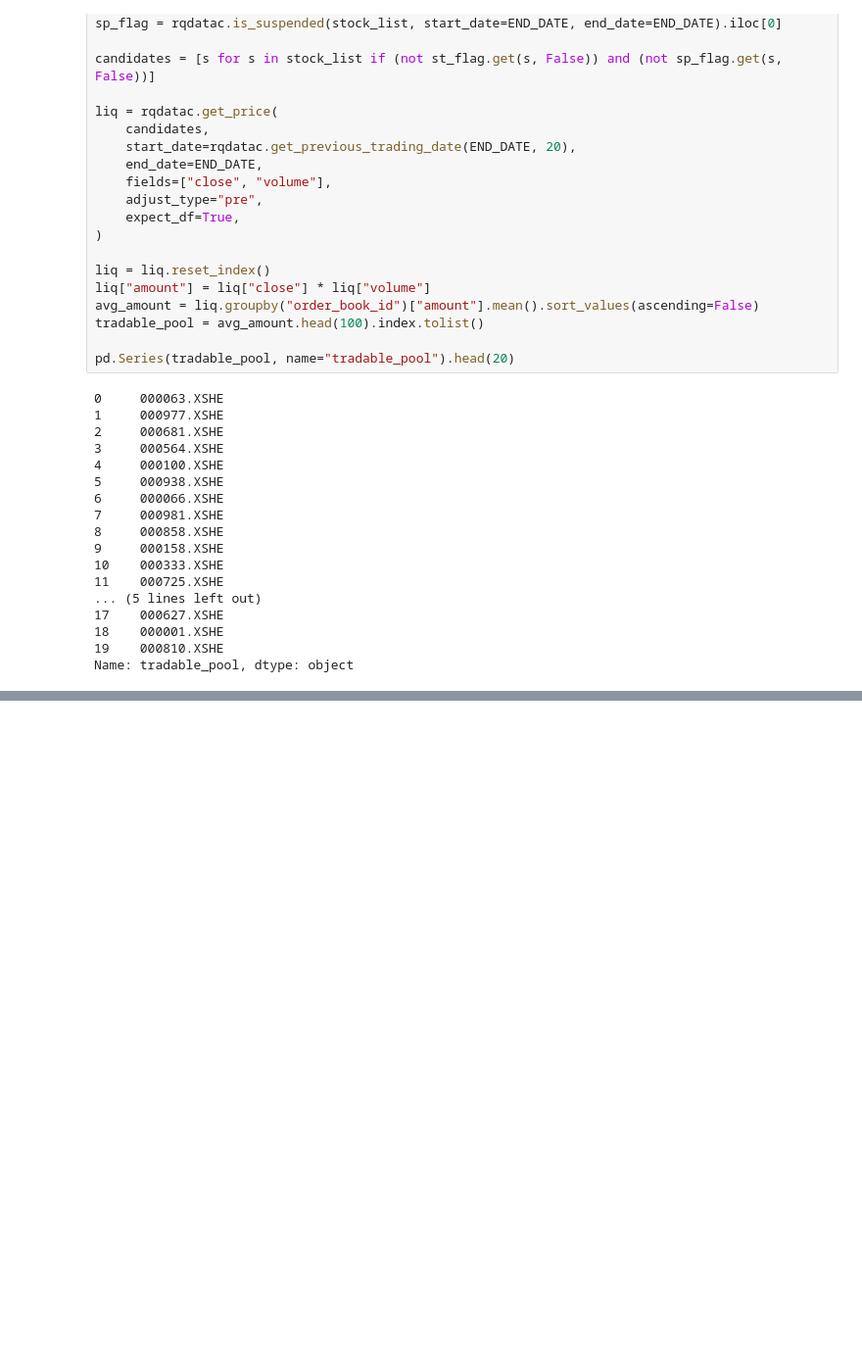
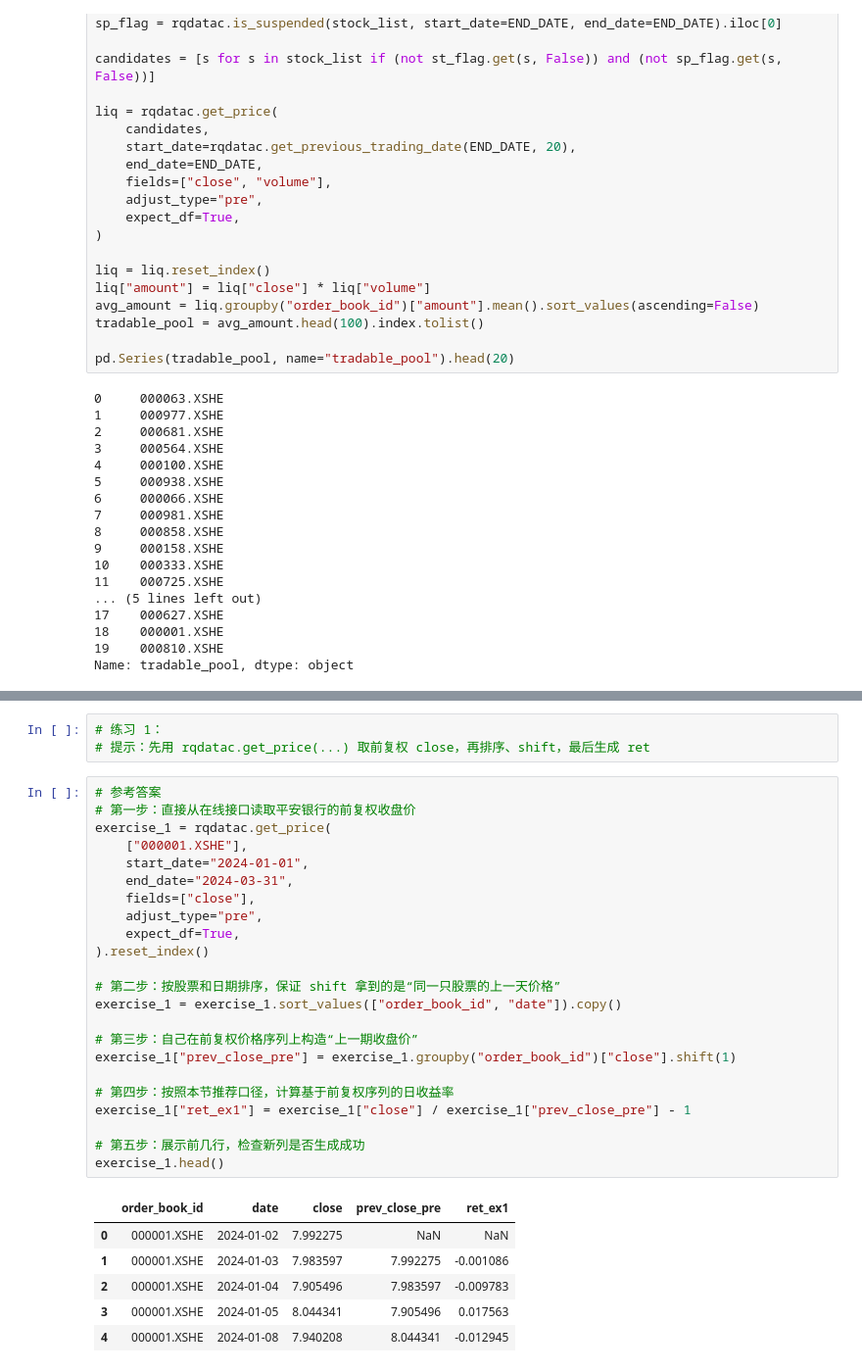
Before and after one commit to GoodNight0721/fec_workshop, a Jupyter notebook: quant_investing/compact_6lectures/C01_数据入口与资产池.ipynb, the cells around one changed output, grey strips where cells are left out. Shown at 98% size. Saved outputs shown, nothing was run; the diff lists cells and outputs as text; blank space fills up the shorter version.

```diff
--- a/quant_investing/compact_6lectures/C01_数据入口与资产池.ipynb
+++ b/quant_investing/compact_6lectures/C01_数据入口与资产池.ipynb
@@ -206,0 +341,33 @@ Name: tradable_pool, dtype: object
+# %%
+# 练习 1：
+# 提示：先用 rqdatac.get_price(...) 取前复权 close，再排序、shift，最后生成 ret
+# %%
+# 参考答案
+# 第一步：直接从在线接口读取平安银行的前复权收盘价
+exercise_1 = rqdatac.get_price(
+    ["000001.XSHE"],
+    start_date="2024-01-01",
+    end_date="2024-03-31",
+    fields=["close"],
+    adjust_type="pre",
+    expect_df=True,
+).reset_index()
+
+# 第二步：按股票和日期排序，保证 shift 拿到的是“同一只股票的上一天价格”
+exercise_1 = exercise_1.sort_values(["order_book_id", "date"]).copy()
+
+# 第三步：自己在前复权价格序列上构造“上一期收盘价”
+exercise_1["prev_close_pre"] = exercise_1.groupby("order_book_id")["close"].shift(1)
+
+# 第四步：按照本节推荐口径，计算基于前复权序列的日收益率
+exercise_1["ret_ex1"] = exercise_1["close"] / exercise_1["prev_close_pre"] - 1
+
+# 第五步：展示前几行，检查新列是否生成成功
+exercise_1.head()
+# %% [output]
+|  | order_book_id | date | close | prev_close_pre | ret_ex1 |
+| 0 | 000001.XSHE | 2024-01-02 | 7.992275 | NaN | NaN |
+| 1 | 000001.XSHE | 2024-01-03 | 7.983597 | 7.992275 | -0.001086 |
+| 2 | 000001.XSHE | 2024-01-04 | 7.905496 | 7.983597 | -0.009783 |
+| 3 | 000001.XSHE | 2024-01-05 | 8.044341 | 7.905496 | 0.017563 |
+| 4 | 000001.XSHE | 2024-01-08 | 7.940208 | 8.044341 | -0.012945 |
```
Also changed, not shown: parts of 17 cells of this notebook.
